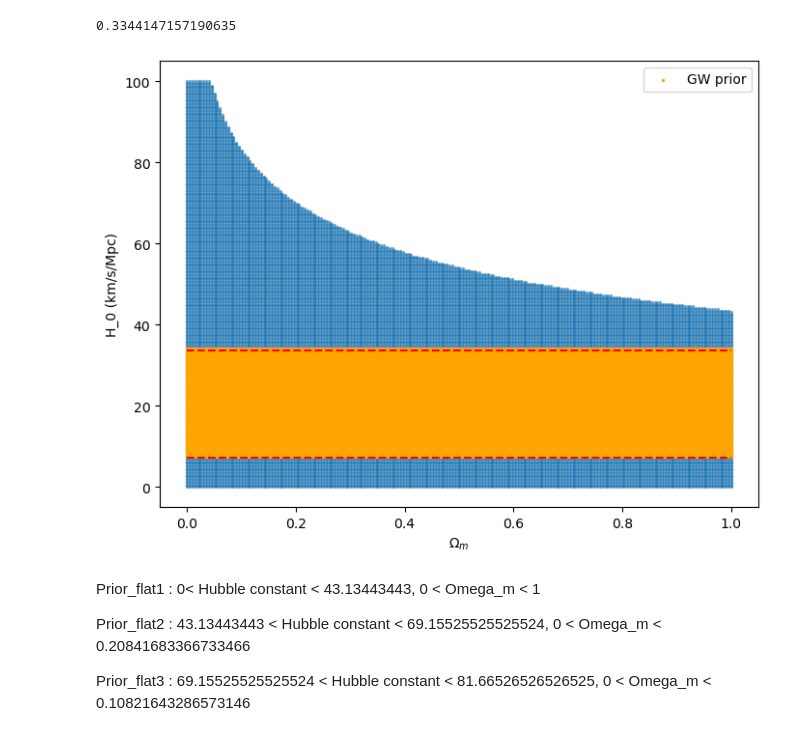
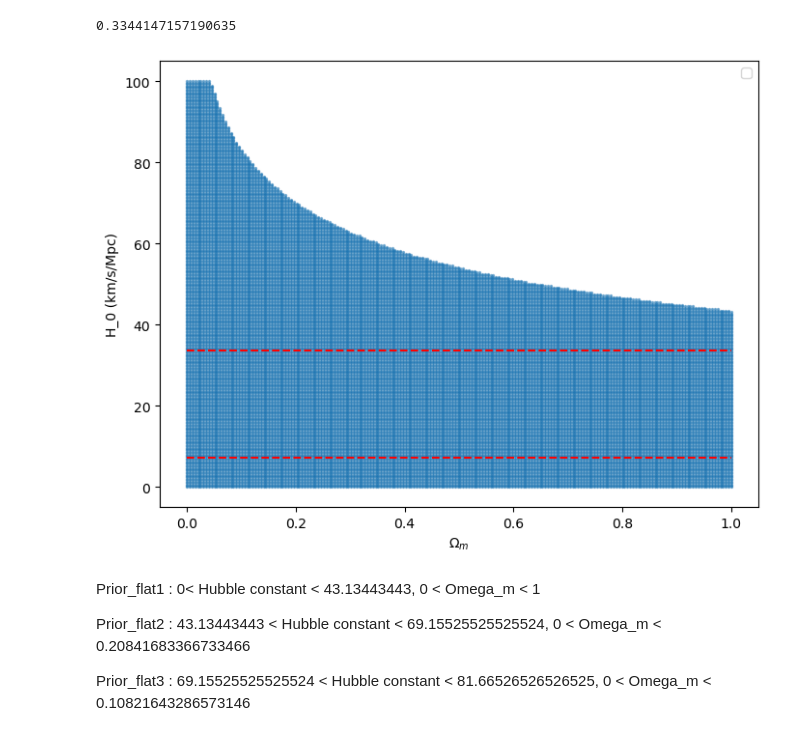
Before and after one commit to john1256/KASI_Ms, a Jupyter notebook: 2025/Field_research/Midterm_proj_prior.ipynb, the cells around one changed output. Cells and saved outputs as stored; diff of their text form; code cells hidden in the pictures.

```diff
--- a/2025/Field_research/Midterm_proj_prior.ipynb
+++ b/2025/Field_research/Midterm_proj_prior.ipynb
@@ -97,26 +97,26 @@ Hubble0[1] - Hubble0[0]  # Difference between first two Hubble constants
 # %%
 
 # Hubble0와 omegam은 prior_flat의 축과 일치해야 합니다.
 # prior_flat이 1인 위치의 인덱스를 찾음
 idx = np.where(prior_flat == 1)
 max_h = 20.52832336 + 5*2.64373053
 min_h = 20.52832336 - 5*2.64373053
 
 cond1 = np.where((H_Flat >= min_h) & (H_Flat <= max_h+0.4) & (prior_flat == 1))
 
 # x축: omegam, y축: Hubble0
 plt.figure(figsize=(8, 6))
 plt.scatter(M_Flat[idx], H_Flat[idx], s=2, alpha=0.5, zorder = 1)
-plt.scatter(M_Flat[cond1], H_Flat[cond1], s=2, alpha=1, color='orange',label = 'GW prior', zorder = 2)
+#plt.scatter(M_Flat[cond1], H_Flat[cond1], s=2, alpha=1, color='orange',label = 'GW prior', zorder = 2)
 plt.hlines(y = min_h, xmin=0, xmax=1, color='red', linestyle='--', zorder=3)
 plt.hlines(y = max_h, xmin=0, xmax=1, color='red', linestyle='--', zorder=3)
 plt.xlabel(r'$\Omega_m$')
 plt.ylabel(r'H_0 (km/s/Mpc)')
 plt.legend()
 plt.savefig('./Figs/prior_flat.png', dpi=300, bbox_inches='tight')
 plt.show()
 # %% [output]
-[figure, old version]
+[figure, new version]
 # %% [markdown]
 Prior_flat1 : 0< Hubble constant < 43.13443443, 0 < Omega_m < 1
 
```
Also changed, not shown: parts of 3 cells of this notebook, 11 other files.
